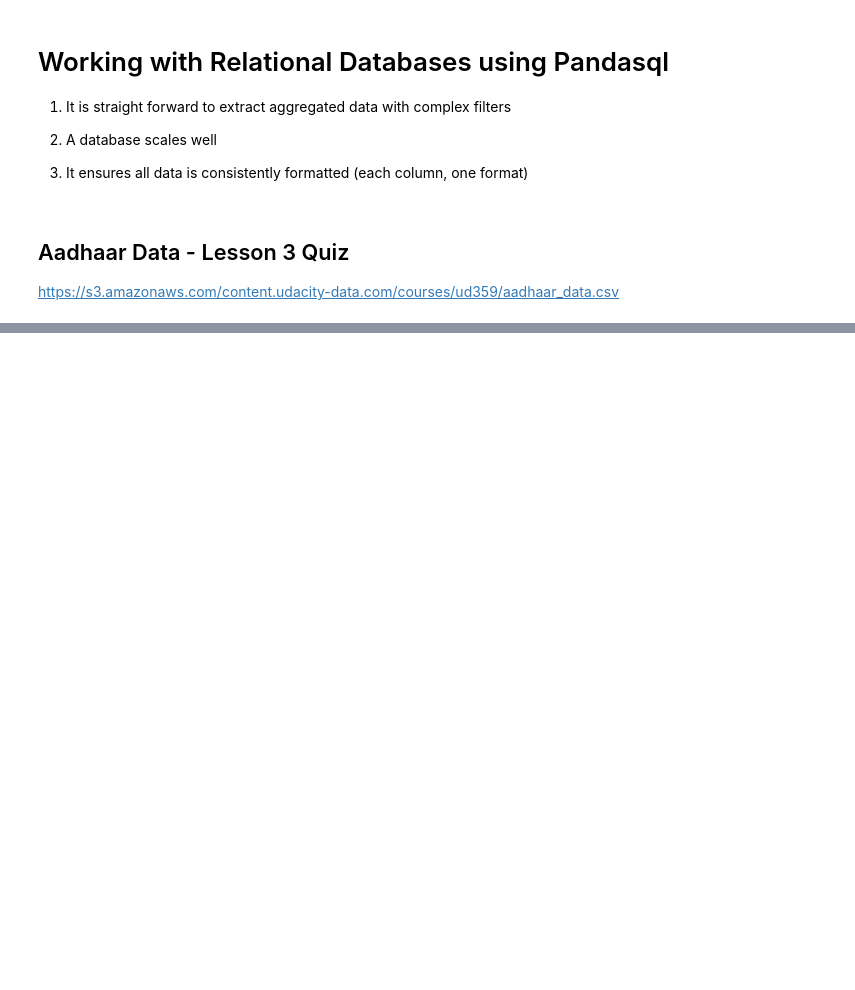
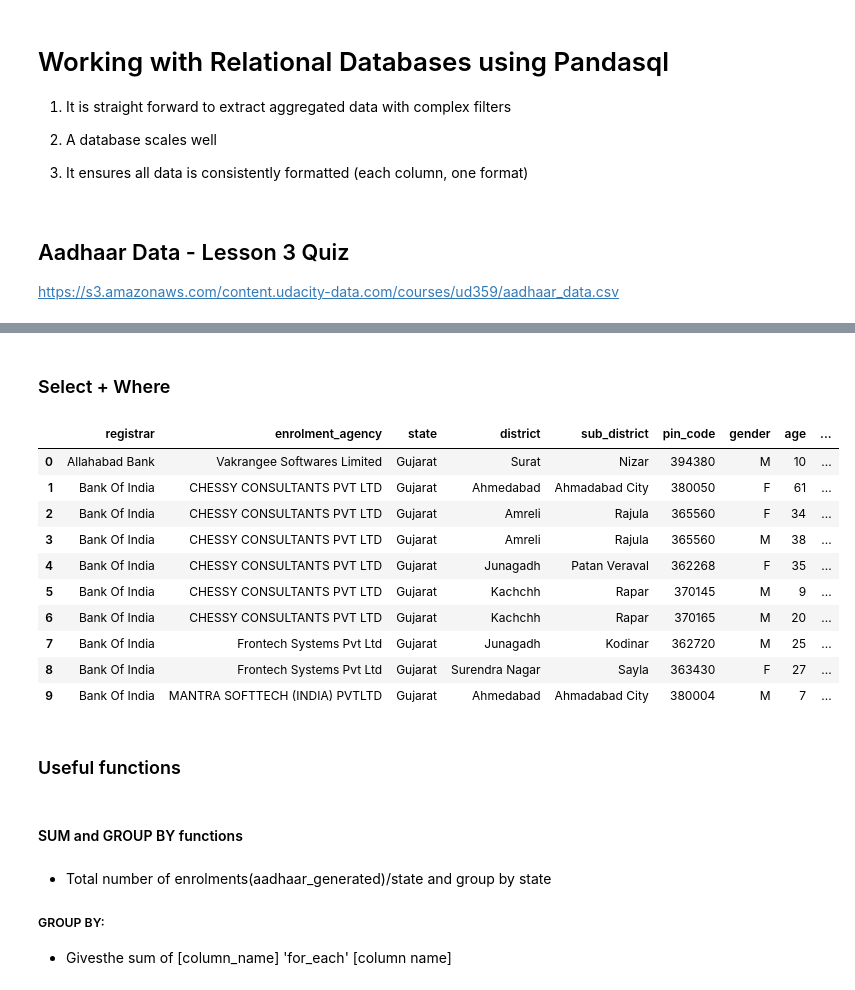
Before and after one commit to jonathanalmd/Udacity-DataScience-Nanodegree, a Jupyter notebook: 1-IntroToDataScience/3-DataWrangling/data-wrangling.ipynb, the cells around one changed output, grey strips where cells are left out. Saved outputs shown, nothing was run; the diff lists cells and outputs as text; code cells hidden in the pictures; blank space fills up the shorter version.

```diff
--- a/1-IntroToDataScience/3-DataWrangling/data-wrangling.ipynb
+++ b/1-IntroToDataScience/3-DataWrangling/data-wrangling.ipynb
@@ -104,18 +120,17 @@ import pandasql as pdsql
 # %%
+def exe_sql_query(data, query):
+    '''
+    Receives a DataFrame and a String (SQL query)
+    Execute SQL query and returns a DataFrame
+    '''
+    #Rename the columns by replacing spaces with underscores and setting all characters to lowercase
+    data.rename(columns = lambda x: x.replace(' ', '_').lower(), inplace=True)
 
-def select_first_50(filename):
-    #Read aadhaar_data csv to a pandas dataframe.
-    aadhaar_data = pd.read_csv(input_dir + filename)
-
-    #Rename the columns by replacing spaces with underscores and setting all characters to lowercase
-    aadhaar_data.rename(columns = lambda x: x.replace(' ', '_').lower(), inplace=True)
-
-    # Select out the first 50 values for "registrar" and "enrolment_agency"
-    # in the aadhaar_data table using SQL syntax.
     q = """
-        SELECT registrar, enrolment_agency FROM aadhaar_data LIMIT 50;
-    """
+        {0}
+    """.format(query)
 
     #Execute your SQL command against the pandas frame
-    aadhaar_solution = pdsql.sqldf(q.lower(), locals())
-    return aadhaar_solution
+    # OBS: case sensitive
+    solution = pdsql.sqldf(q, locals())
+    return solution
@@ -122,2 +139,2 @@ def select_first_50(filename):
 # %%
-select_first_50('aadhaar-data.csv')
+aadhaar_data = read_csv_data('aadhaar-data.csv')
@@ -155,0 +189,31 @@ def select_first_50(state):
+# %% [markdown]
+### Select + Where
+# %%
+state = 'Gujarat'
+limit = 10
+query = """
+    SELECT * FROM data WHERE state = '{0}' LIMIT {1};
+""".format(state,limit)
+
+exe_sql_query(aadhaar_data, query)
+# %% [output]
+|  | registrar | enrolment_agency | state | district | sub_district | pin_code | gender | age | ... |
+| 0 | Allahabad Bank | Vakrangee Softwares Limited | Gujarat | Surat | Nizar | 394380 | M | 10 | ... |
+| 1 | Bank Of India | CHESSY CONSULTANTS PVT LTD | Gujarat | Ahmedabad | Ahmadabad City | 380050 | F | 61 | ... |
+| 2 | Bank Of India | CHESSY CONSULTANTS PVT LTD | Gujarat | Amreli | Rajula | 365560 | F | 34 | ... |
+| 3 | Bank Of India | CHESSY CONSULTANTS PVT LTD | Gujarat | Amreli | Rajula | 365560 | M | 38 | ... |
+| 4 | Bank Of India | CHESSY CONSULTANTS PVT LTD | Gujarat | Junagadh | Patan Veraval | 362268 | F | 35 | ... |
+| 5 | Bank Of India | CHESSY CONSULTANTS PVT LTD | Gujarat | Kachchh | Rapar | 370145 | M | 9 | ... |
+| 6 | Bank Of India | CHESSY CONSULTANTS PVT LTD | Gujarat | Kachchh | Rapar | 370165 | M | 20 | ... |
+| 7 | Bank Of India | Frontech Systems Pvt Ltd | Gujarat | Junagadh | Kodinar | 362720 | M | 25 | ... |
+| 8 | Bank Of India | Frontech Systems Pvt Ltd | Gujarat | Surendra Nagar | Sayla | 363430 | F | 27 | ... |
+| 9 | Bank Of India | MANTRA SOFTTECH (INDIA) PVTLTD | Gujarat | Ahmedabad | Ahmadabad City | 380004 | M | 7 | ... |
+# %% [markdown]
+### Useful functions
+# %% [markdown]
+#### SUM and GROUP BY functions
+# %% [markdown]
+* Total number of enrolments(aadhaar_generated)/state and group by state
+
+##### GROUP BY:
+* Givesthe sum of [column_name] 'for_each' [column name]
```
Also changed, not shown: parts of 40 cells of this notebook.
